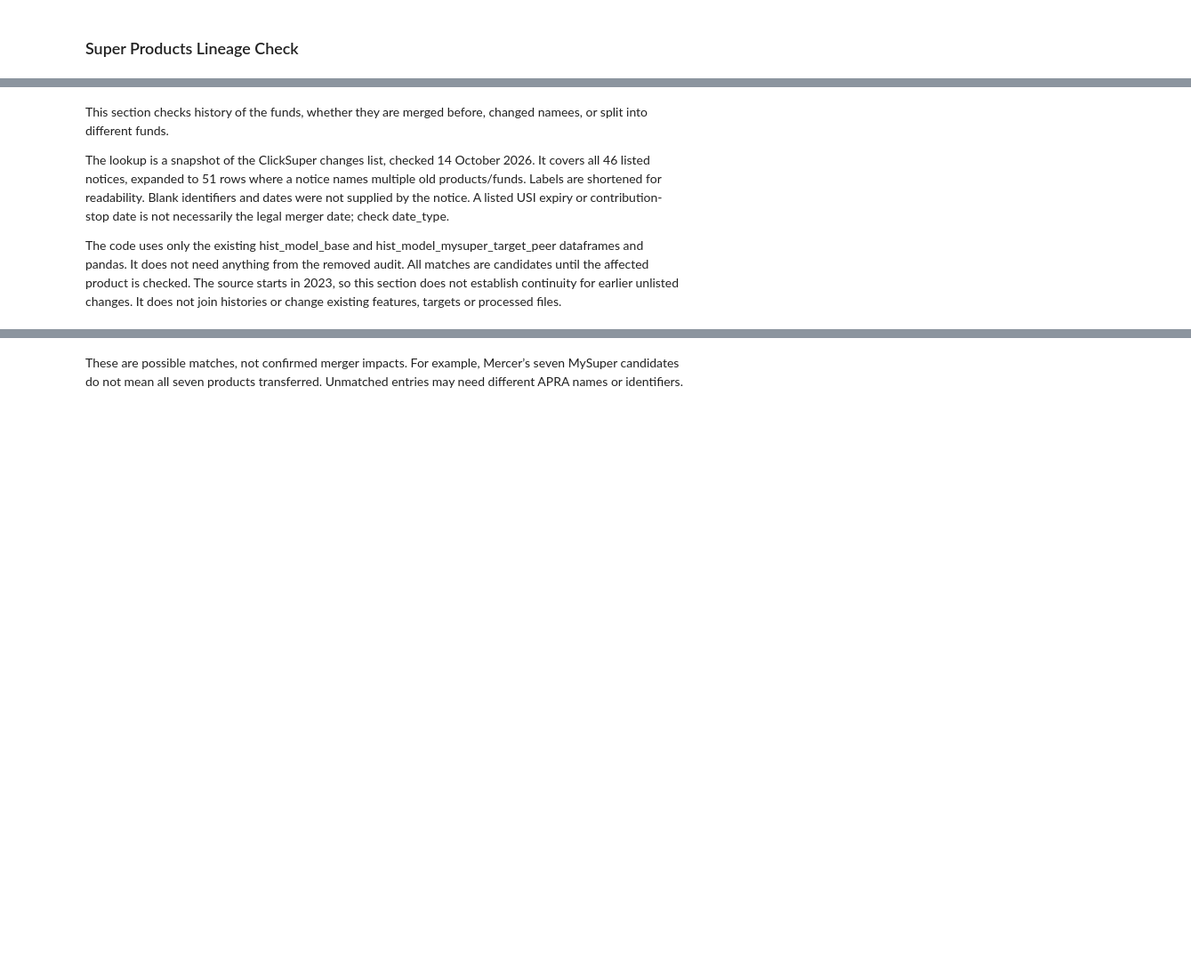
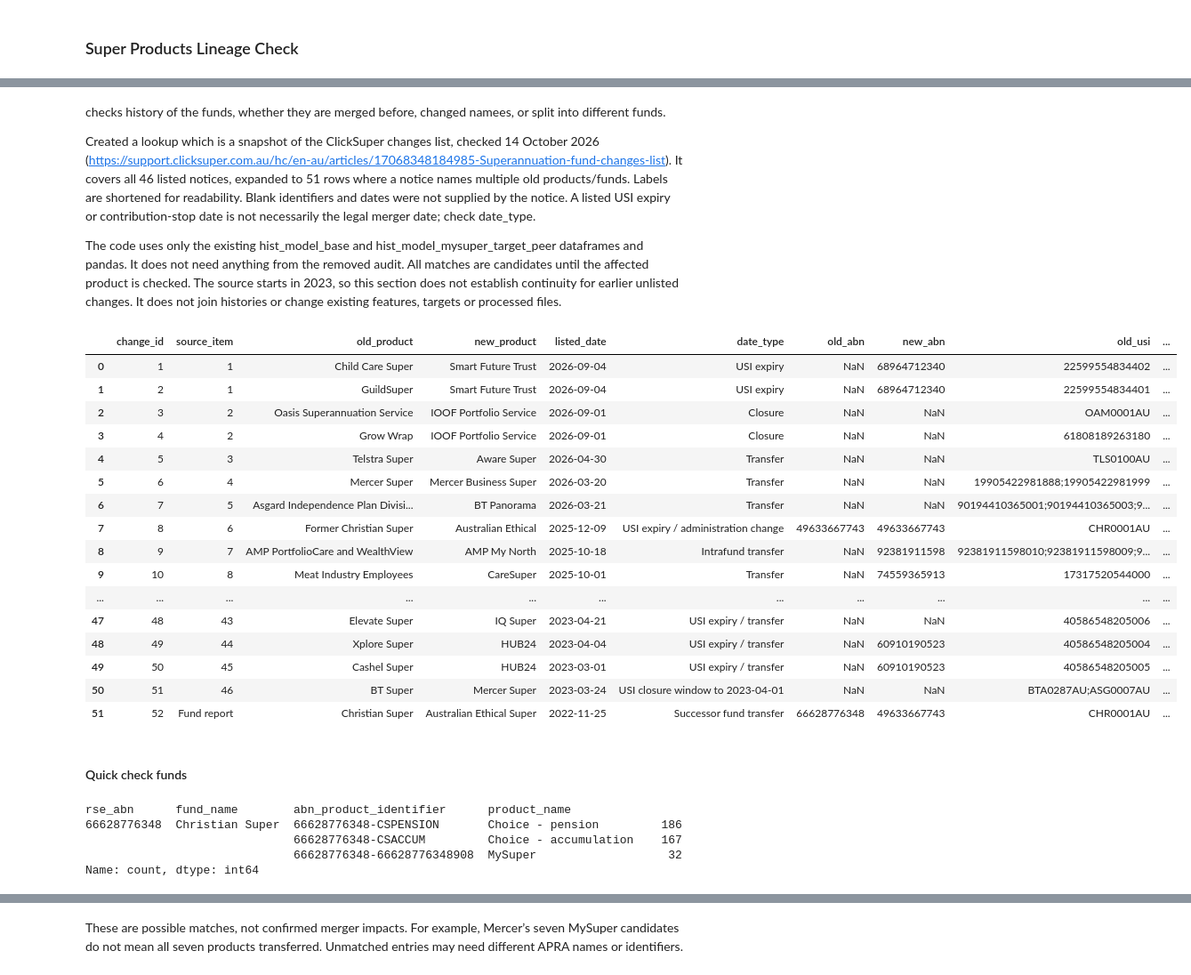
Before and after one commit to terra9/superannuation-performance-early-warning, a Jupyter notebook: notebooks/apra_data_audit.ipynb, the cells around one changed output, grey strips where cells are left out. Shown at 89% size. Saved outputs shown, nothing was run; the diff lists cells and outputs as text; code cells hidden in the pictures; blank space fills up the shorter version.

```diff
--- a/notebooks/apra_data_audit.ipynb
+++ b/notebooks/apra_data_audit.ipynb
@@ -9582,7 +10321,7 @@ hist_model_mysuper_features[hist_model_mysuper_features["rse_abn"] == "713029584
 # %% [markdown]
-This section checks history of the funds, whether they are merged before, changed namees, or split into different funds.
+checks history of the funds, whether they are merged before, changed namees, or split into different funds.
 
-The lookup is a snapshot of the ClickSuper changes list, checked 14 October 2026. It covers all 46 listed notices, expanded to 51 rows where a notice names multiple old products/funds. Labels are shortened for readability. Blank identifiers and dates were not supplied by the notice. A listed USI expiry or contribution-stop date is not necessarily the legal merger date; check date_type.
+Created a lookup which is a snapshot of the ClickSuper changes list, checked 14 October 2026 (https://support.clicksuper.com.au/hc/en-au/articles/17068348184985-Superannuation-fund-changes-list). It covers all 46 listed notices, expanded to 51 rows where a notice names multiple old products/funds. Labels are shortened for readability. Blank identifiers and dates were not supplied by the notice. A listed USI expiry or contribution-stop date is not necessarily the legal merger date; check date_type.
 
 The code uses only the existing hist_model_base and hist_model_mysuper_target_peer dataframes and pandas. It does not need anything from the removed audit. All matches are candidates until the affected product is checked. The source starts in 2023, so this section does not establish continuity for earlier unlisted changes. It does not join histories or change existing features, targets or processed files.
 # %%
@@ -9632,30 +10371,75 @@ fund_changes = pd.DataFrame([
     (36, 'Maritime Super', 'Hostplus', '2023-08-25', 'Closure / limited-service start', None, '68657495890', '77455663441001', 'HOS0100AU'),
     (37, 'Encircle Superannuation', 'Centric Super', '2023-08-24', 'Closure / limited-service start', None, '91593544166', '68486630403001', '91593544166001'),
     (38, 'MyLifeMySuper', 'Catholic Super', '2023-06-30', 'Brand consolidation', None, '33813823017', '33813823017602', '33813823017601'),
     (39, 'Suncorp Brighter Super', 'Brighter Super Optimiser', '2023-05-24', 'USI closure / rebrand', None, '23053121564', '98350952022123', '23053121564123'),
     (39, 'Everyday Super', 'Brighter Super Optimiser', '2023-05-24', 'USI closure / rebrand', None, '23053121564', '98350952022123', '23053121564123'),
     (40, 'EISS Super', 'CBUS', '2023-05-11', 'USI closure', None, '75493363262', 'EIS0001AU', 'CBU0100AU'),
     (41, 'VicSuper', 'Aware Super', '2023-05-01', 'USI expiry', None, None, '53226460365011', '53226460365001'),
     (42, 'Superestate', 'Raiz Invest Super', '2023-04-30', 'USI expiry / transfer', None, '30099320583', '34300938877007', '30099320583010'),
     (43, 'Elevate Super', 'IQ Super', '2023-04-21', 'USI expiry / transfer', None, None, '40586548205006', None),
     (44, 'Xplore Super', 'HUB24', '2023-04-04', 'USI expiry / transfer', None, '60910190523', '40586548205004', '60910190523001'),
     (45, 'Cashel Super', 'HUB24', '2023-03-01', 'USI expiry / transfer', None, '60910190523', '40586548205005', '60910190523001'),
     (46, 'BT Super', 'Mercer Super', '2023-03-24', 'USI closure window to 2023-04-01', None, None, 'BTA0287AU;ASG0007AU', None),
+    ('Fund report', 'Christian Super', 'Australian Ethical Super', '2022-11-25', 'Successor fund transfer', '66628776348', '49633667743', 'CHR0001AU', 'CHR0001AU'),
 ], columns=['source_item', 'old_product', 'new_product', 'listed_date', 'date_type', 'old_abn', 'new_abn', 'old_usi', 'new_usi'])
 
 
 # Assign a simple row number so you can select a change later.
 fund_changes.insert(0, "change_id", range(1, len(fund_changes) + 1))
 fund_changes["listed_date"] = pd.to_datetime(fund_changes["listed_date"])
 fund_changes["source_url"] = "https://support.clicksuper.com.au/hc/en-au/articles/17068348184985-Superannuation-fund-changes-list"
 fund_changes["source_checked_on"] = "2026-10-14"
 
 # Record sources for supplied old ABNs, then supplement the CareSuper old ABN.
 # The fund's own merger FAQ identifies 98172275725 as the former CareSuper fund.
 fund_changes["old_abn_source_url"] = fund_changes["source_url"].where(fund_changes["old_abn"].notna())
 fund_changes.loc[fund_changes["change_id"].eq(23), "old_abn"] = "98172275725"
 fund_changes.loc[fund_changes["change_id"].eq(23), "old_abn_source_url"] = "https://www.caresuper.com.au/-/media/project/CareSuper/Files/historical-compliance/caresuper-sen-merger-Super-20240828.pdf?rev=cfefc8c4d823439ca7a9ceee54d4c437"
 
+# The December 2025 entry is a USI/admin change within the existing fund.
+# Former Christian Super members had already moved to ABN 49633667743 in 2022.
+fund_changes.loc[fund_changes["change_id"].eq(8), "old_abn"] = "49633667743"
+fund_changes.loc[fund_changes["change_id"].eq(8), "date_type"] = "USI expiry / administration change"
+fund_changes.loc[fund_changes["change_id"].eq(8), "old_abn_source_url"] = "https://www.australianethical.com.au/globalassets/pdf-files/super/sen/cs-sen-20221018.pdf"
+fund_changes.loc[fund_changes["change_id"].eq(8), "source_url"] = "https://www.australianethical.com.au/cs/admin-transition/"
+fund_changes.loc[fund_changes["change_id"].eq(8), "source_checked_on"] = "2026-10-15"
+
+# The added 2022 transfer changed the fund ABN but retained the CHR0001AU USI.
+# The fund report confirms completion; the event notice supplies the identifiers.
+fund_changes.loc[fund_changes["change_id"].eq(52), "source_url"] = "https://www.australianethical.com.au/globalassets/pdf-files/super/governance/2024/aersf-2024-financial-statements.pdf"
+fund_changes.loc[fund_changes["change_id"].eq(52), "old_abn_source_url"] = "https://www.australianethical.com.au/globalassets/pdf-files/super/sen/cs-sen-20221018.pdf"
+fund_changes.loc[fund_changes["change_id"].eq(52), "source_checked_on"] = "2026-10-15"
+
 # Display every lookup row. Full USI lists remain in the dataframe.
 with pd.option_context("display.max_rows", None, "display.max_colwidth", 35):
     display(fund_changes.drop(columns=["source_url", "source_checked_on", "old_abn_source_url"]))
+# %% [output]
+|  | change_id | source_item | old_product | new_product | listed_date | date_type | old_abn | new_abn | old_usi | ... |
+| 0 | 1 | 1 | Child Care Super | Smart Future Trust | 2026-09-04 | USI expiry | NaN | 68964712340 | 22599554834402 | ... |
+| 1 | 2 | 1 | GuildSuper | Smart Future Trust | 2026-09-04 | USI expiry | NaN | 68964712340 | 22599554834401 | ... |
+| 2 | 3 | 2 | Oasis Superannuation Service | IOOF Portfolio Service | 2026-09-01 | Closure | NaN | NaN | OAM0001AU | ... |
+| 3 | 4 | 2 | Grow Wrap | IOOF Portfolio Service | 2026-09-01 | Closure | NaN | NaN | 61808189263180 | ... |
+| 4 | 5 | 3 | Telstra Super | Aware Super | 2026-04-30 | Transfer | NaN | NaN | TLS0100AU | ... |
+| 5 | 6 | 4 | Mercer Super | Mercer Business Super | 2026-03-20 | Transfer | NaN | NaN | 19905422981888;19905422981999 | ... |
+| 6 | 7 | 5 | Asgard Independence Plan Divisi... | BT Panorama | 2026-03-21 | Transfer | NaN | NaN | 90194410365001;90194410365003;9... | ... |
+| 7 | 8 | 6 | Former Christian Super | Australian Ethical | 2025-12-09 | USI expiry / administration change | 49633667743 | 49633667743 | CHR0001AU | ... |
+| 8 | 9 | 7 | AMP PortfolioCare and WealthView | AMP My North | 2025-10-18 | Intrafund transfer | NaN | 92381911598 | 92381911598010;92381911598009;9... | ... |
+| 9 | 10 | 8 | Meat Industry Employees | CareSuper | 2025-10-01 | Transfer | NaN | 74559365913 | 17317520544000 | ... |
+| ... | ... | ... | ... | ... | ... | ... | ... | ... | ... | ... |
+| 47 | 48 | 43 | Elevate Super | IQ Super | 2023-04-21 | USI expiry / transfer | NaN | NaN | 40586548205006 | ... |
+| 48 | 49 | 44 | Xplore Super | HUB24 | 2023-04-04 | USI expiry / transfer | NaN | 60910190523 | 40586548205004 | ... |
+| 49 | 50 | 45 | Cashel Super | HUB24 | 2023-03-01 | USI expiry / transfer | NaN | 60910190523 | 40586548205005 | ... |
+| 50 | 51 | 46 | BT Super | Mercer Super | 2023-03-24 | USI closure window to 2023-04-01 | NaN | NaN | BTA0287AU;ASG0007AU | ... |
+| 51 | 52 | Fund report | Christian Super | Australian Ethical Super | 2022-11-25 | Successor fund transfer | 66628776348 | 49633667743 | CHR0001AU | ... |
+# %% [markdown]
+#### Quick check funds
+# %%
+hist_model_base[
+    (hist_model_base["rse_abn"] == "66628776348")
+    ][["rse_abn","fund_name","abn_product_identifier","product_name"]].value_counts()
+# %% [output]
+rse_abn      fund_name        abn_product_identifier      product_name
+66628776348  Christian Super  66628776348-CSPENSION       Choice - pension         186
+                              66628776348-CSACCUM         Choice - accumulation    167
+                              66628776348-66628776348908  MySuper                   32
+Name: count, dtype: int64
```
Also changed, not shown: parts of 150 cells of this notebook.
